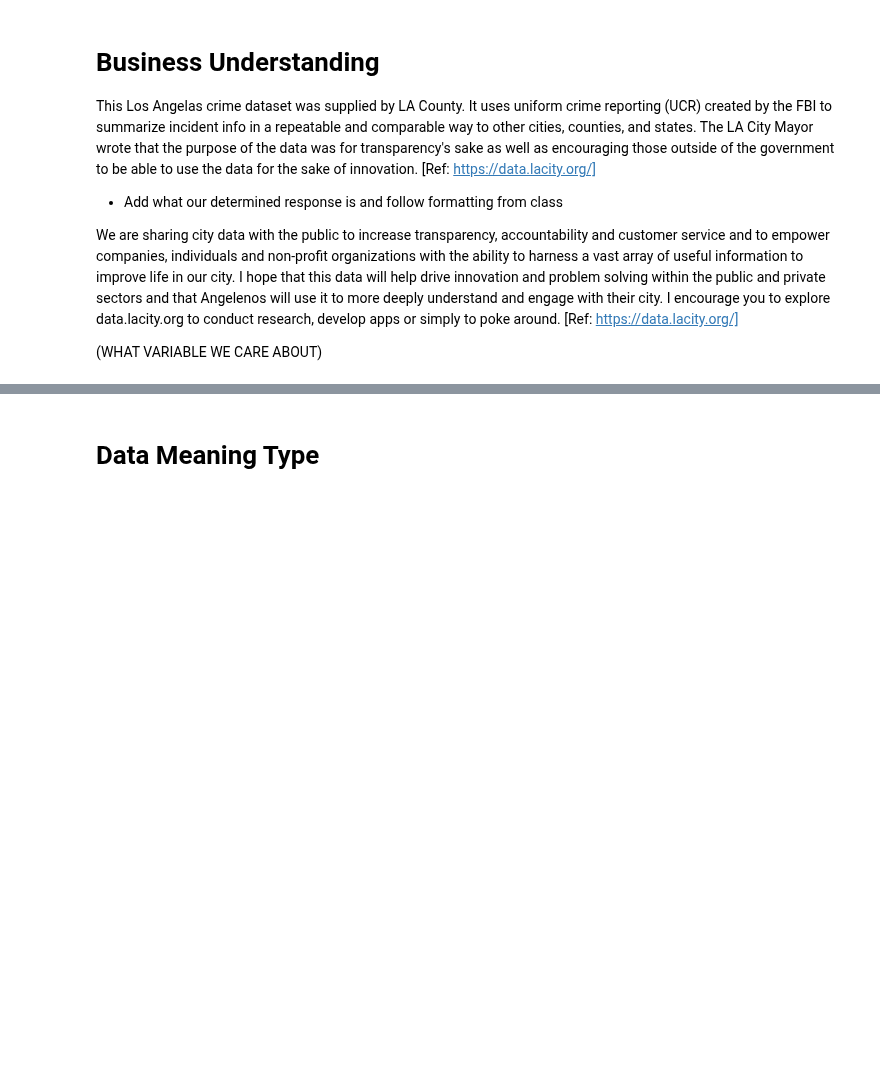
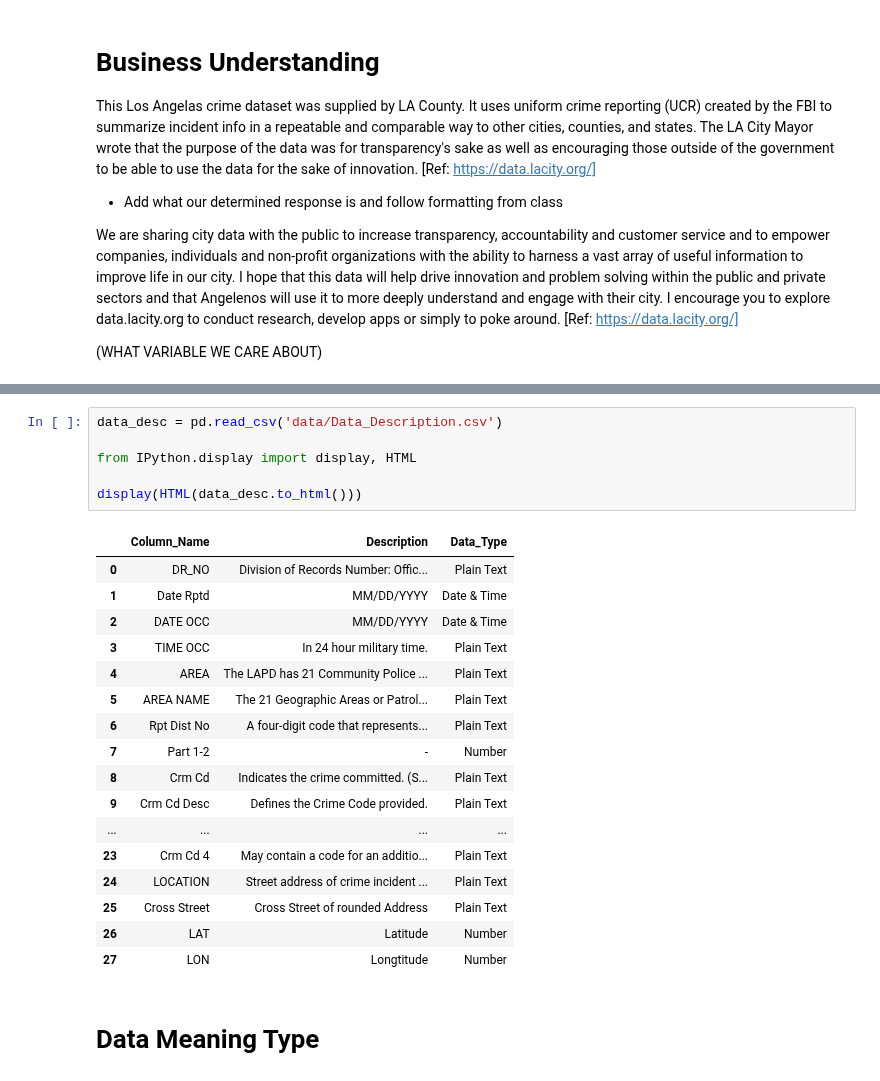
Before and after one commit to julia-codes/MSDS-ML1-VisualizationAndDataProcessing, a Jupyter notebook: Lab1_VisualizetionAndDataProcessing.ipynb, the cells around one changed output, grey strips where cells are left out. Saved outputs shown, nothing was run; the diff lists cells and outputs as text; blank space fills up the shorter version.

Commit message:
Updated "Describe the meaning and type of data" section

```diff
--- a/Lab1_VisualizetionAndDataProcessing.ipynb
+++ b/Lab1_VisualizetionAndDataProcessing.ipynb
@@ -25,3 +33,27 @@ df = pd.read_csv("Data/Crime_Data_from_2010_to_2019.csv")
+# %%
+data_desc = pd.read_csv('data/Data_Description.csv')
+
+from IPython.display import display, HTML
+
+display(HTML(data_desc.to_html()))
+# %% [output]
+|  | Column_Name | Description | Data_Type |
+| 0 | DR_NO | Division of Records Number: Offic... | Plain Text |
+| 1 | Date Rptd | MM/DD/YYYY | Date & Time |
+| 2 | DATE OCC | MM/DD/YYYY | Date & Time |
+| 3 | TIME OCC | In 24 hour military time. | Plain Text |
+| 4 | AREA | The LAPD has 21 Community Police ... | Plain Text |
+| 5 | AREA NAME | The 21 Geographic Areas or Patrol... | Plain Text |
+| 6 | Rpt Dist No | A four-digit code that represents... | Plain Text |
+| 7 | Part 1-2 | - | Number |
+| 8 | Crm Cd | Indicates the crime committed. (S... | Plain Text |
+| 9 | Crm Cd Desc | Defines the Crime Code provided. | Plain Text |
+| ... | ... | ... | ... |
+| 23 | Crm Cd 4 | May contain a code for an additio... | Plain Text |
+| 24 | LOCATION | Street address of crime incident ... | Plain Text |
+| 25 | Cross Street | Cross Street of rounded Address | Plain Text |
+| 26 | LAT | Latitude | Number |
+| 27 | LON | Longtitude | Number |
 # %% [markdown]
 # Data Meaning Type
 # %%
```
Also changed, not shown: parts of 3 cells of this notebook.
